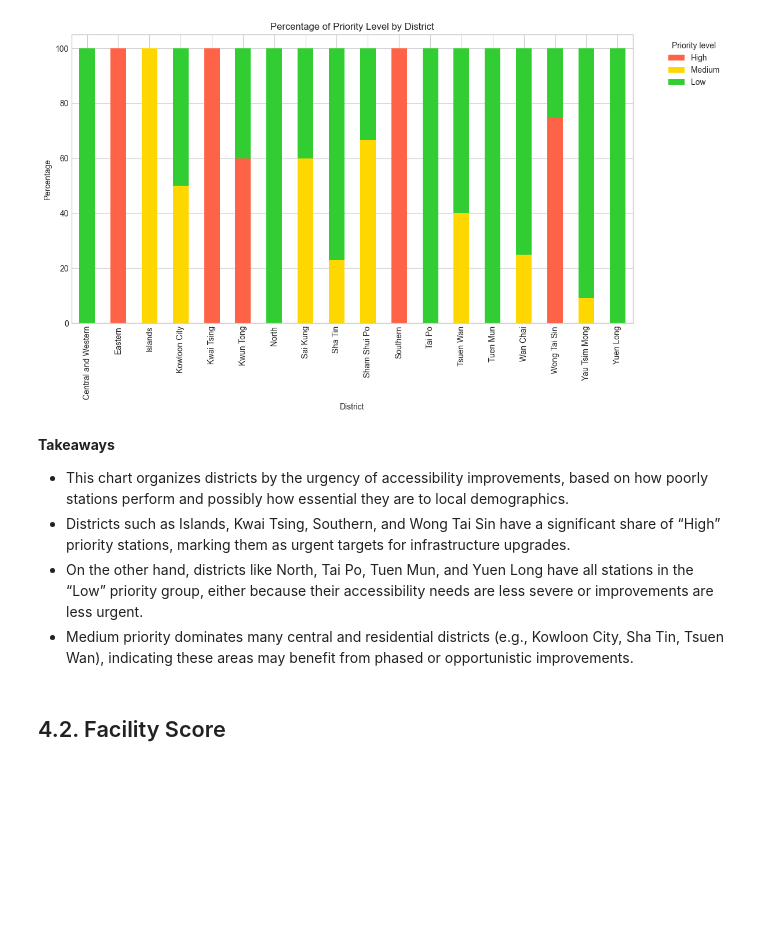
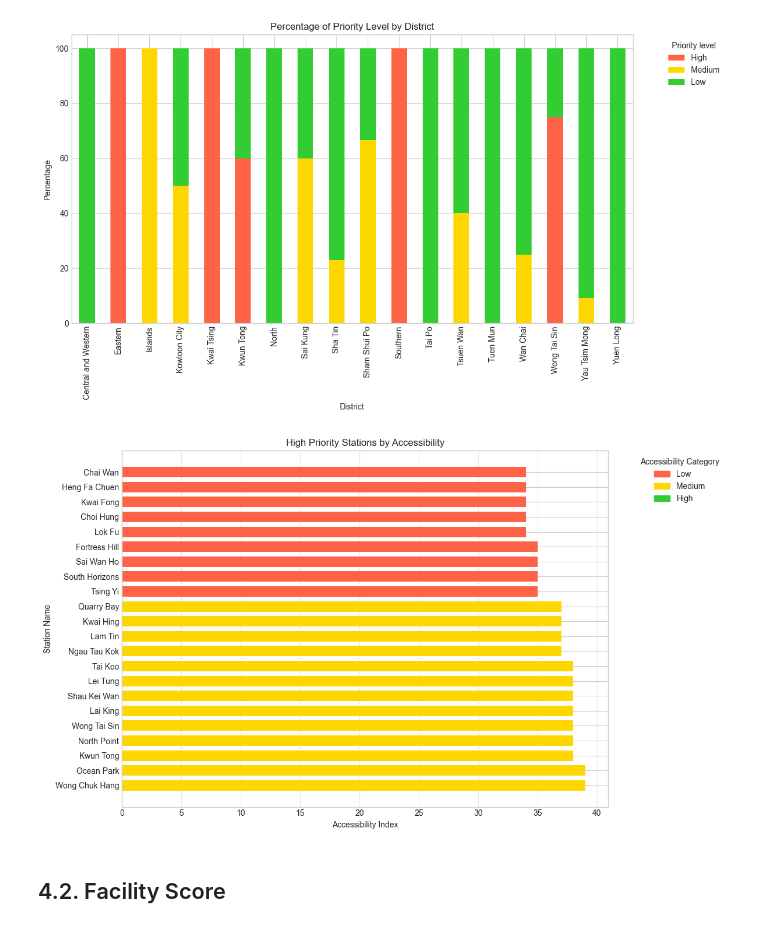
Before and after one commit to linhngo66/MTR-station-accessibility-audit, a Jupyter notebook: notebook.ipynb, the cells around one changed output. Cells and saved outputs as stored; diff of their text form; code cells hidden in the pictures; blank space fills up the shorter version.

```diff
--- a/notebook.ipynb
+++ b/notebook.ipynb
@@ -1065,12 +1054,40 @@ plt.savefig('images/priority_by_district.png', dpi=300)
 plt.show()
 # %% [output]
 [figure]
-# %% [markdown]
-**Takeaways**
-- This chart organizes districts by the urgency of accessibility improvements, based on how poorly stations perform and possibly how essential they are to local demographics.
-- Districts such as Islands, Kwai Tsing, Southern, and Wong Tai Sin have a significant share of “High” priority stations, marking them as urgent targets for infrastructure upgrades.
-- On the other hand, districts like North, Tai Po, Tuen Mun, and Yuen Long have all stations in the “Low” priority group, either because their accessibility needs are less severe or improvements are less urgent.
-- Medium priority dominates many central and residential districts (e.g., Kowloon City, Sha Tin, Tsuen Wan), indicating these areas may benefit from phased or opportunistic improvements.
+# %%
+high_priority_stations = station_score[station_score['priority_level'] == 'High'].sort_values('accessibility_index', ascending=False)
+
+category_colors = {
+    'Low': '#FF6347',  # Tomato red
+    'Medium': '#FFD700',  # Gold yellow
+    'High': '#32CD32'  # Lime green
+}
+
+# Plotting the accessibility index, color by category
+plt.figure(figsize=(12, 7))
+
+# Create bars for each station
+for i, row in high_priority_stations.iterrows():
+    plt.barh(
+        row['station_name_en'],  # Station name on y-axis
+        row['accessibility_index'],  # Score on x-axis
+        color=category_colors[row['facility_score_category']],
+        height=0.7
+    )
+
+
+plt.title('High Priority Stations by Accessibility')
+plt.xlabel('Accessibility Index')
+plt.ylabel('Station Name')
+plt.legend(handles=[
+    plt.Rectangle((0, 0), 1, 1, color=category_colors['Low']),
+    plt.Rectangle((0, 0), 1, 1, color=category_colors['Medium']),
+    plt.Rectangle((0, 0), 1, 1, color=category_colors['High']),
+], labels=['Low', 'Medium', 'High'], title='Accessibility Category', bbox_to_anchor=(1.05, 1), loc='upper left')
+plt.grid(axis='x', linestyle='--', alpha=0.6)
+plt.tight_layout()
+# %% [output]
+[figure, added]
 # %% [markdown]
 ## 4.2. Facility Score
 # %% [markdown]
```
Also changed, not shown: parts of 4 cells of this notebook, 1 other file.
